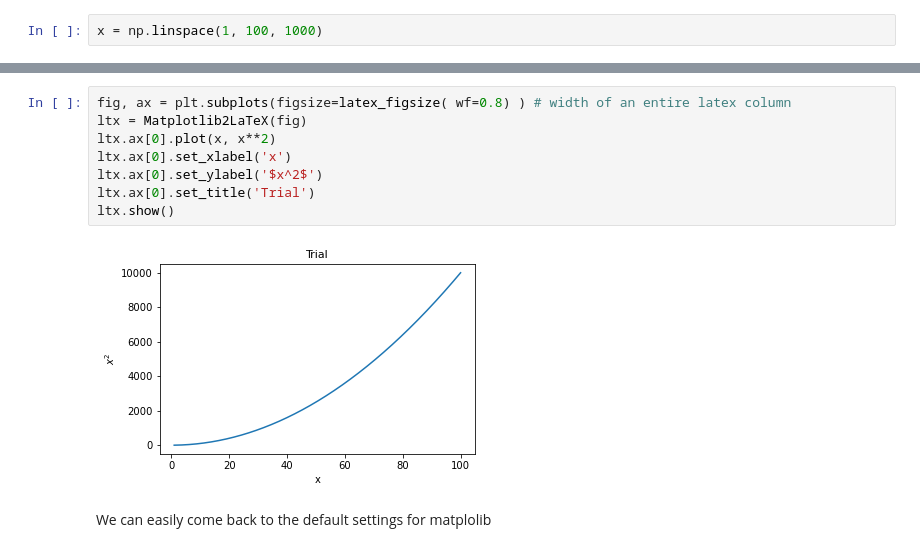
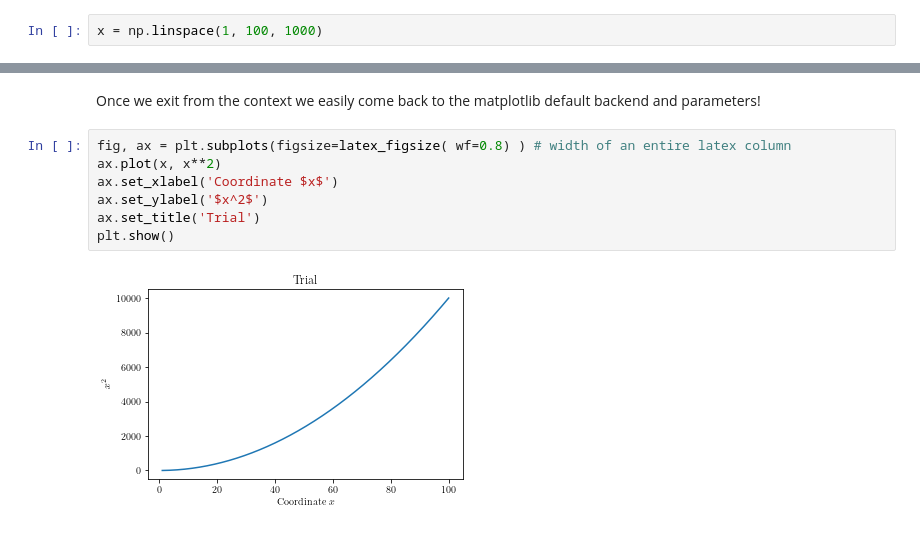
Before and after one commit to mballarin97/Matplotlib2LaTeX, a Jupyter notebook: Examples.ipynb, the cells around one changed output, grey strips where cells are left out. Saved outputs shown, nothing was run; the diff lists cells and outputs as text.

Commit message:
modified functioning, using context

```diff
--- a/Examples.ipynb
+++ b/Examples.ipynb
@@ -25,12 +34,11 @@ Now, we make the same but with the parameters of Matplotlib2LaTeX, using it from
+# %% [markdown]
+Once we exit from the context we easily come back to the matplotlib default backend and parameters!
 # %%
 fig, ax = plt.subplots(figsize=latex_figsize( wf=0.8) ) # width of an entire latex column
-ltx = Matplotlib2LaTeX(fig)
-ltx.ax[0].plot(x, x**2)
-ltx.ax[0].set_xlabel('x')
-ltx.ax[0].set_ylabel('$x^2$')
-ltx.ax[0].set_title('Trial')
-ltx.show()
+ax.plot(x, x**2)
+ax.set_xlabel('Coordinate $x$')
+ax.set_ylabel('$x^2$')
+ax.set_title('Trial')
+plt.show()
 # %% [output]
-[figure, old version]
+[figure, new version]
-# %% [markdown]
-We can easily come back to the default settings for matplolib
```
Also changed, not shown: parts of 9 cells of this notebook, 17 other files.
